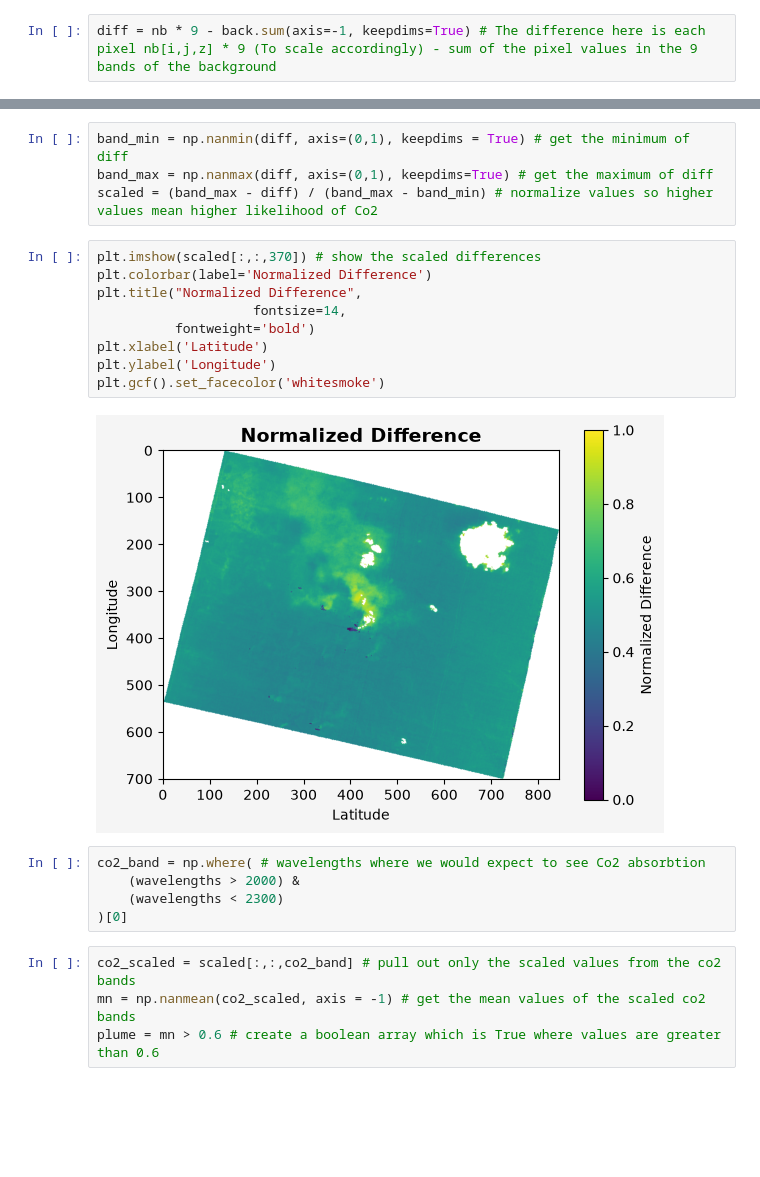
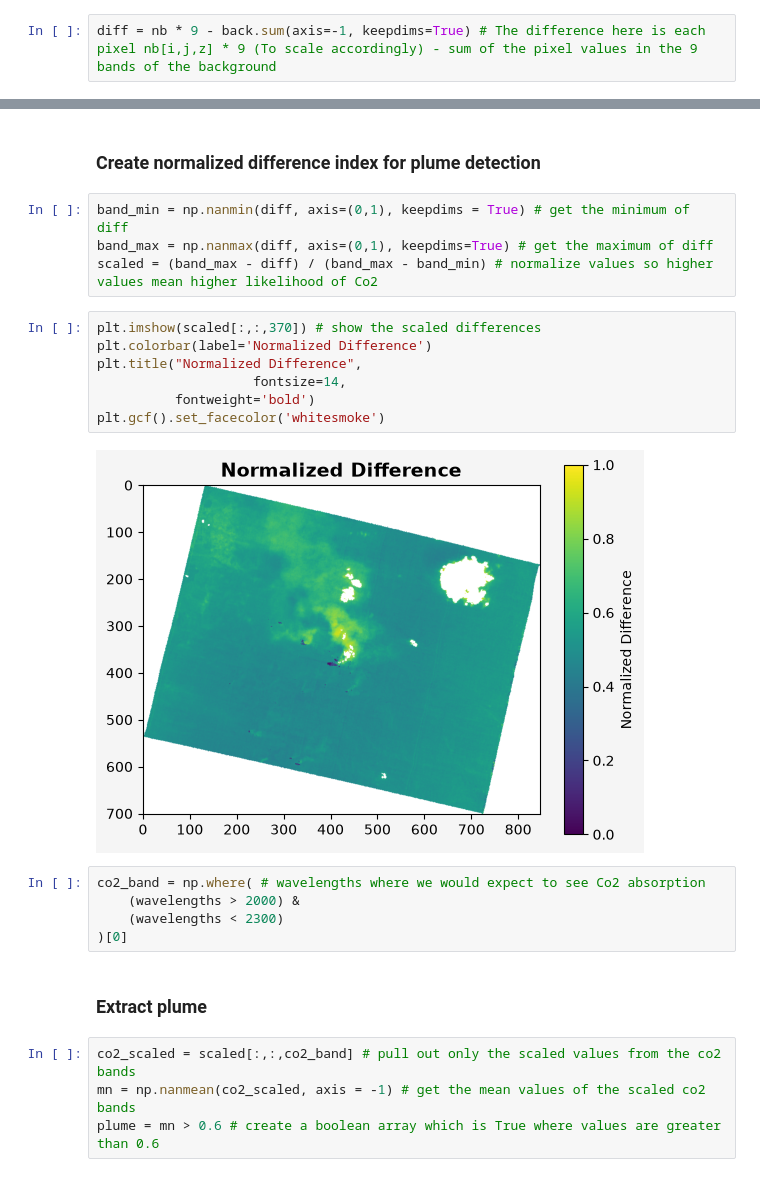
Before and after one commit to jackbtaylor/EDAC-Tanager-Active-Fire-Anatomy, a Jupyter notebook: notebooks/1_toa_plume_detection.ipynb, the cells around one changed output, grey strips where cells are left out. Cells and saved outputs as stored; diff of their text form; blank space fills up the shorter version.

```diff
--- a/notebooks/1_toa_plume_detection.ipynb
+++ b/notebooks/1_toa_plume_detection.ipynb
@@ -162,3 +170,5 @@ Text(0, 0.5, 'Image-Background Difference')
+# %% [markdown]
+### Create normalized difference index for plume detection
 # %%
 band_min = np.nanmin(diff, axis=(0,1), keepdims = True) # get the minimum of diff
 band_max = np.nanmax(diff, axis=(0,1), keepdims=True) # get the maximum of diff
@@ -166,19 +176,19 @@ scaled = (band_max - diff) / (band_max - band_min) # normalize values so higher
 # %%
 plt.imshow(scaled[:,:,370]) # show the scaled differences
 plt.colorbar(label='Normalized Difference')
 plt.title("Normalized Difference",
                     fontsize=14,
           fontweight='bold')
-plt.xlabel('Latitude')
-plt.ylabel('Longitude')
 plt.gcf().set_facecolor('whitesmoke')
 # %% [output]
-[figure, old version]
+[figure, new version]
 # %%
-co2_band = np.where( # wavelengths where we would expect to see Co2 absorbtion
+co2_band = np.where( # wavelengths where we would expect to see Co2 absorption
     (wavelengths > 2000) &
     (wavelengths < 2300)
 )[0]
+# %% [markdown]
+### Extract plume
 # %%
 co2_scaled = scaled[:,:,co2_band] # pull out only the scaled values from the co2 bands
 mn = np.nanmean(co2_scaled, axis = -1) # get the mean values of the scaled co2 bands
```
Also changed, not shown: parts of 8 cells of this notebook, 1 other file.
